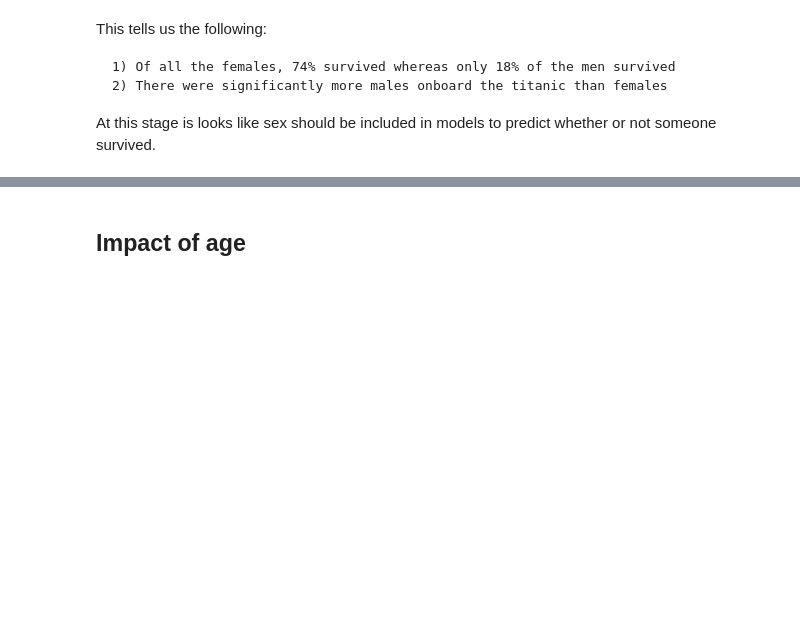
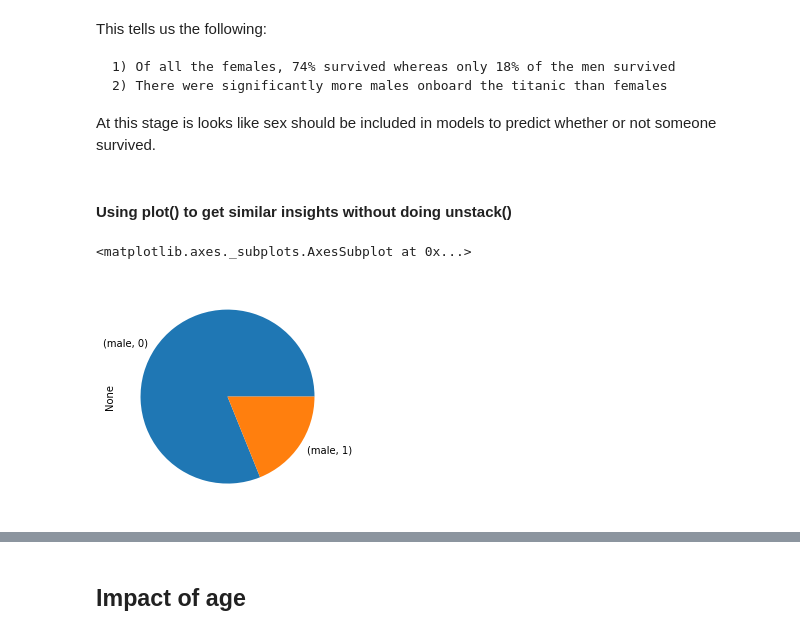
Before and after one commit to nehal1989/kaggle_titanic, a Jupyter notebook: titanic_analysis.ipynb, the cells around one changed output, grey strips where cells are left out. Drawn from its saved outputs; the diff is of its cells as text; code cells hidden in the pictures; blank space fills up the shorter version.

Commit message:
Added pie charts. I could not figure out how to get pie charts grouped by sex. Something to look into in the future.

```diff
--- a/titanic_analysis.ipynb
+++ b/titanic_analysis.ipynb
@@ -108,3 +108,10 @@ This tells us the following:
     2) There were significantly more males onboard the titanic than females
 
 At this stage is looks like sex should be included in models to predict whether or not someone survived.
+# %% [markdown]
+#### Using plot() to get similar insights without doing unstack()
+# %%
+df_sex[df_sex['Sex']=='male'].groupby(['Sex', 'Survived']).size().plot.pie()
+# %% [output]
+<matplotlib.axes._subplots.AxesSubplot at 0x...>
+[figure, added]
```
Also changed, not shown: parts of 2 cells of this notebook.
